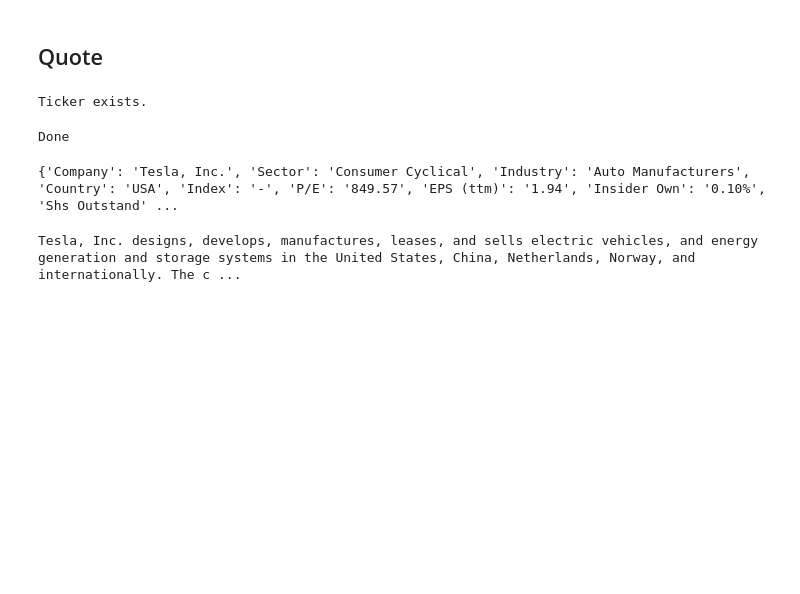
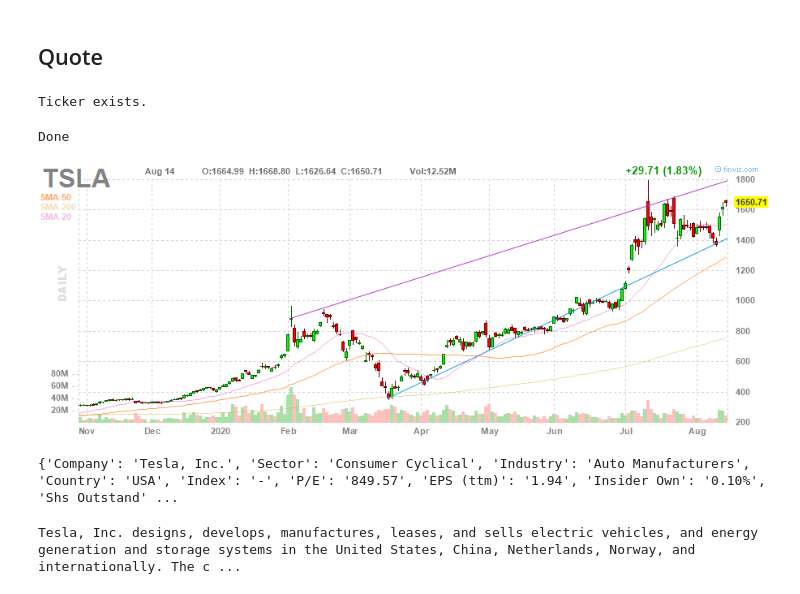
Before and after one commit to lit26/finvizfinance, a Jupyter notebook: example/example.ipynb, the cells around one changed output. Saved outputs shown, nothing was run; the diff lists cells and outputs as text; code cells hidden in the pictures; blank space fills up the shorter version.

```diff
--- a/example/example.ipynb
+++ b/example/example.ipynb
@@ -13,6 +13,11 @@ Ticker exists.
 stock.TickerCharts()
 # %% [output]
 Done
+# %%
+from IPython.display import Image
+Image(filename='tsla.jpg')
+# %% [output]
+[figure, added]
 # %%
 stock_fundament = stock.TickerFundament()
 stock_description = stock.TickerDescription()
```
Also changed, not shown: parts of 2 cells of this notebook, 7 other files.
